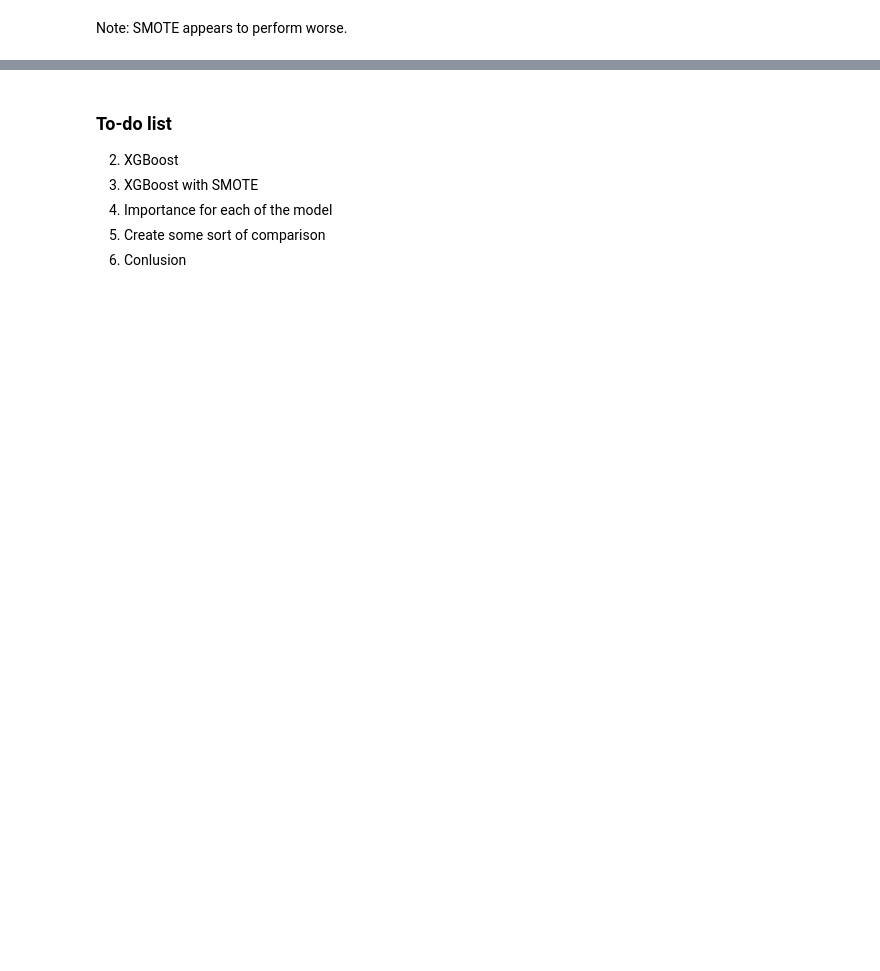
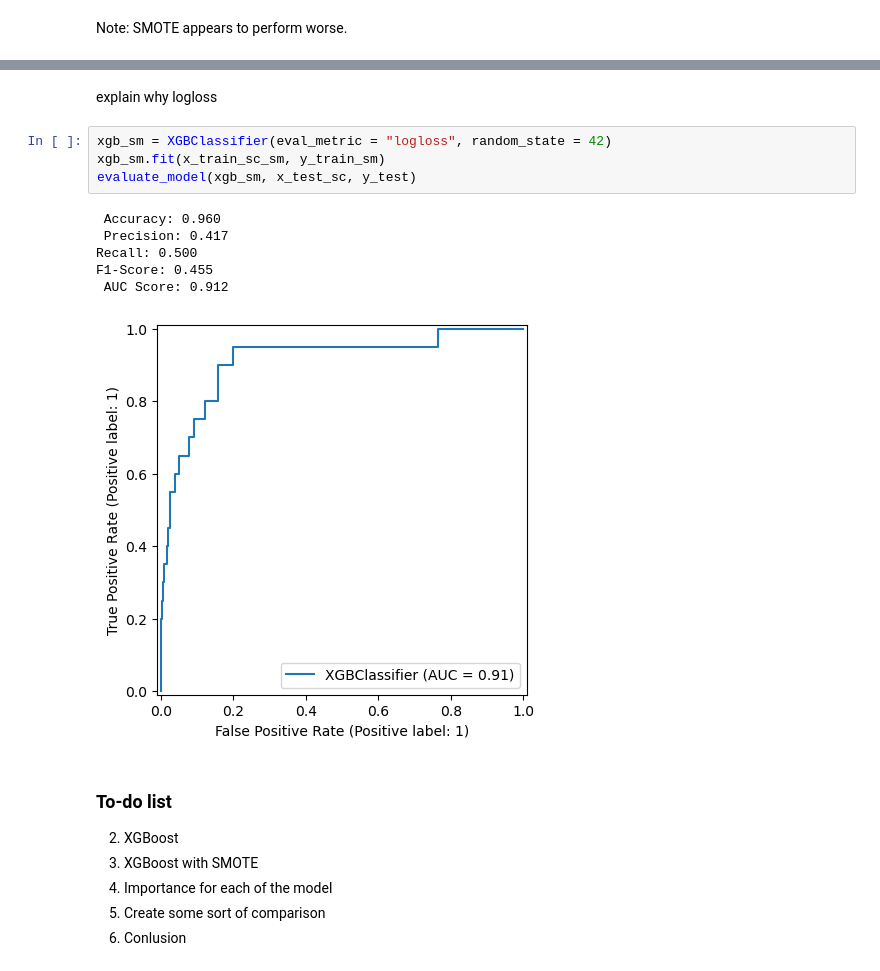
Before and after one commit to Vincent2308/Corporate-Bankruptcy, a Jupyter notebook: notebooks/week2/polish_model.ipynb, the cells around one changed output, grey strips where cells are left out. Drawn from its saved outputs; the diff is of its cells as text; blank space fills up the shorter version.

```diff
--- a/notebooks/week2/polish_model.ipynb
+++ b/notebooks/week2/polish_model.ipynb
@@ -285,3 +290,16 @@ from xgboost import XGBClassifier
+# %% [markdown]
+explain why logloss
+# %%
+xgb_sm = XGBClassifier(eval_metric = "logloss", random_state = 42)
+xgb_sm.fit(x_train_sc_sm, y_train_sm)
+evaluate_model(xgb_sm, x_test_sc, y_test)
+# %% [output]
+ Accuracy: 0.960
+ Precision: 0.417
+Recall: 0.500
+F1-Score: 0.455
+ AUC Score: 0.912
+[figure, added]
 # %% [markdown]
 ### To-do list
 2. XGBoost
```
Also changed, not shown: parts of 15 cells of this notebook, 1 other file.
